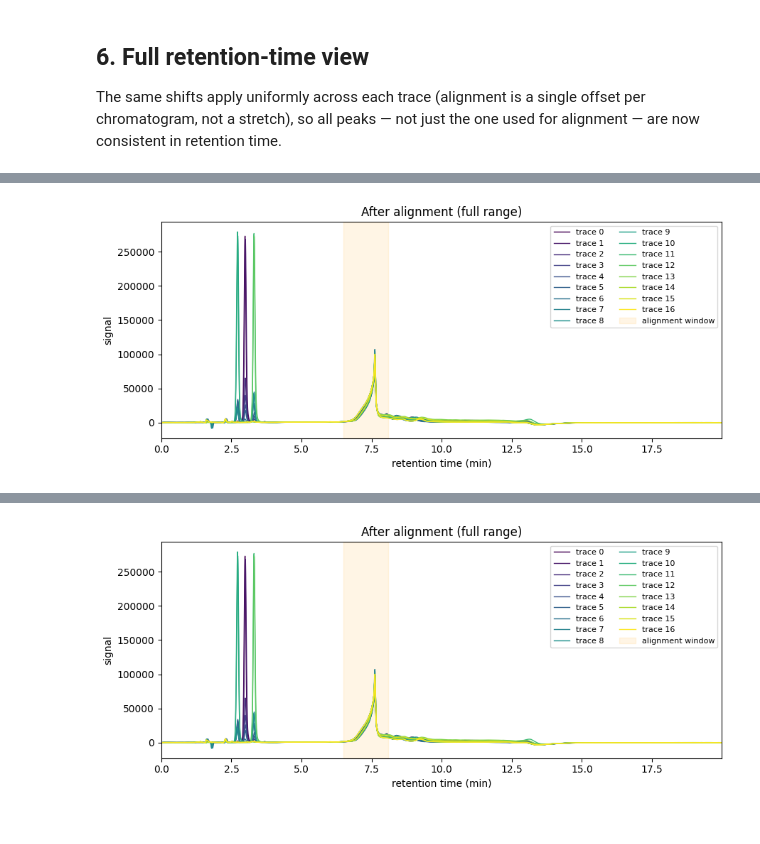
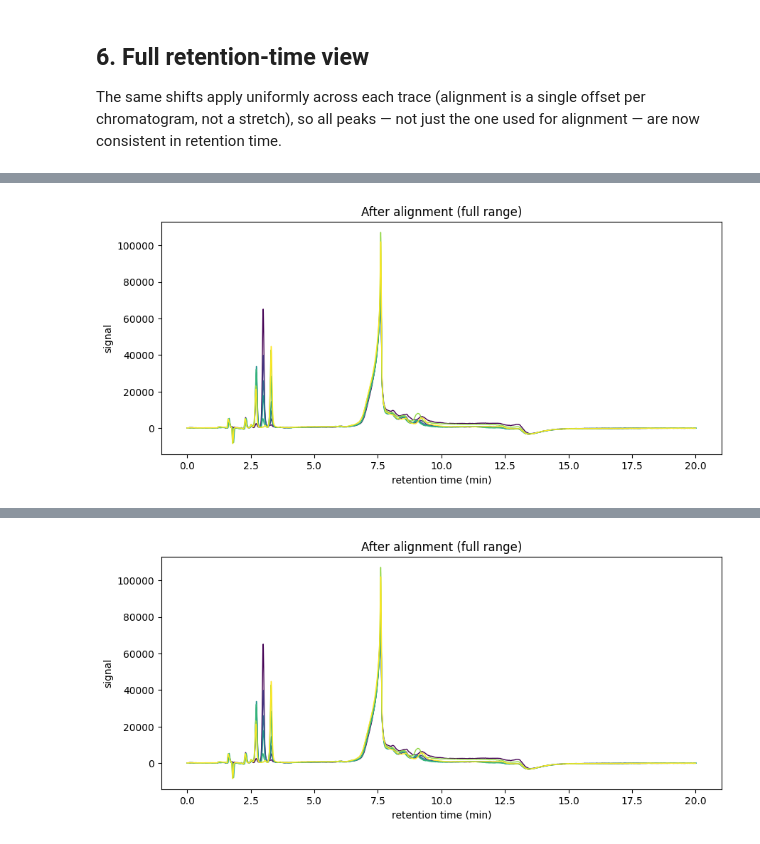
Before and after one commit to FAIRChemistry/Chromhandler, a Jupyter notebook: notebooks/alignment_demo.ipynb, the cells around one changed output, grey strips where cells are left out. Drawn from its saved outputs; the diff is of its cells as text; code cells hidden in the pictures.

Commit message:
docs(notebook): use Handler.plot in alignment_demo

```diff
--- a/notebooks/alignment_demo.ipynb
+++ b/notebooks/alignment_demo.ipynb
@@ -112,10 +101,11 @@ fig_after
 
 The same shifts apply uniformly across each trace (alignment is a single offset per chromatogram, not a stretch), so all peaks — not just the one used for alignment — are now consistent in retention time.
 # %%
-fig_wide = plot_traces(handler, title="After alignment (full range)", xlim=(0.0, float(handler.samples[0].chromatograms[0].time[-1])))
+fig_wide, _ = handler.plot(overlay="all", ax_size=(9.0, 4.0))
+fig_wide.axes[0].set_title("After alignment (full range)")
 fig_wide
 # %% [output]
 [interactive output not drawn]
-[figure, old version]
+[figure, new version]
 [interactive output not drawn]
-[figure, old version]
+[figure, new version]
```
Also changed, not shown: parts of 5 cells of this notebook.
